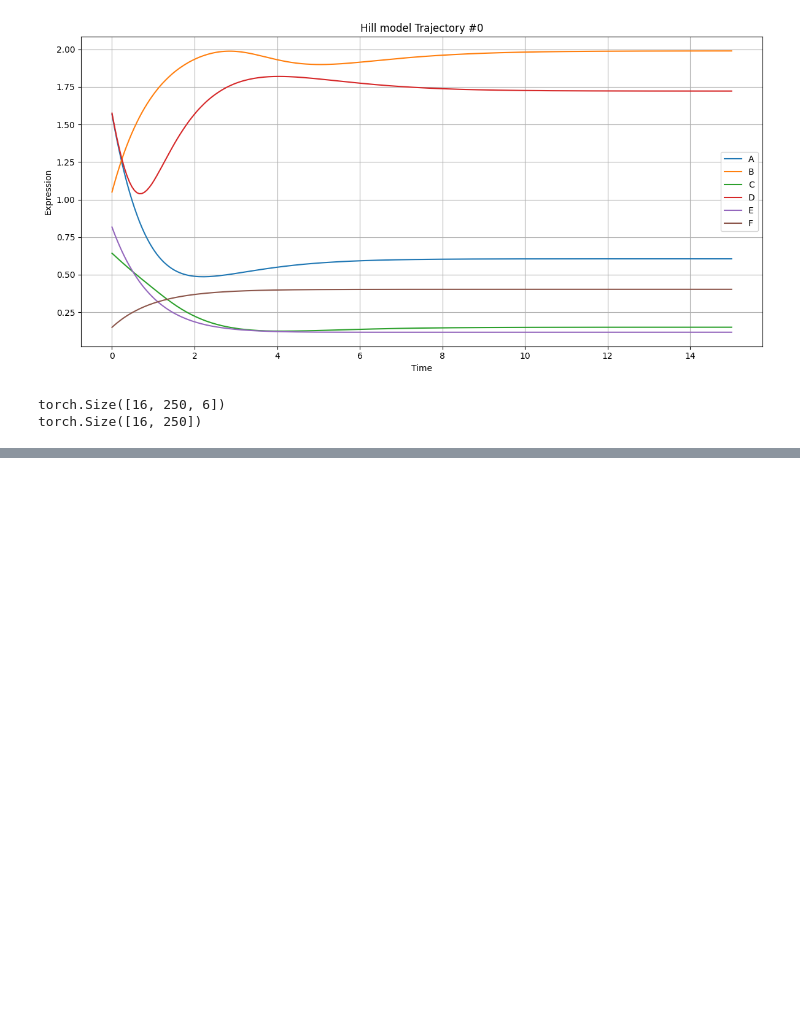
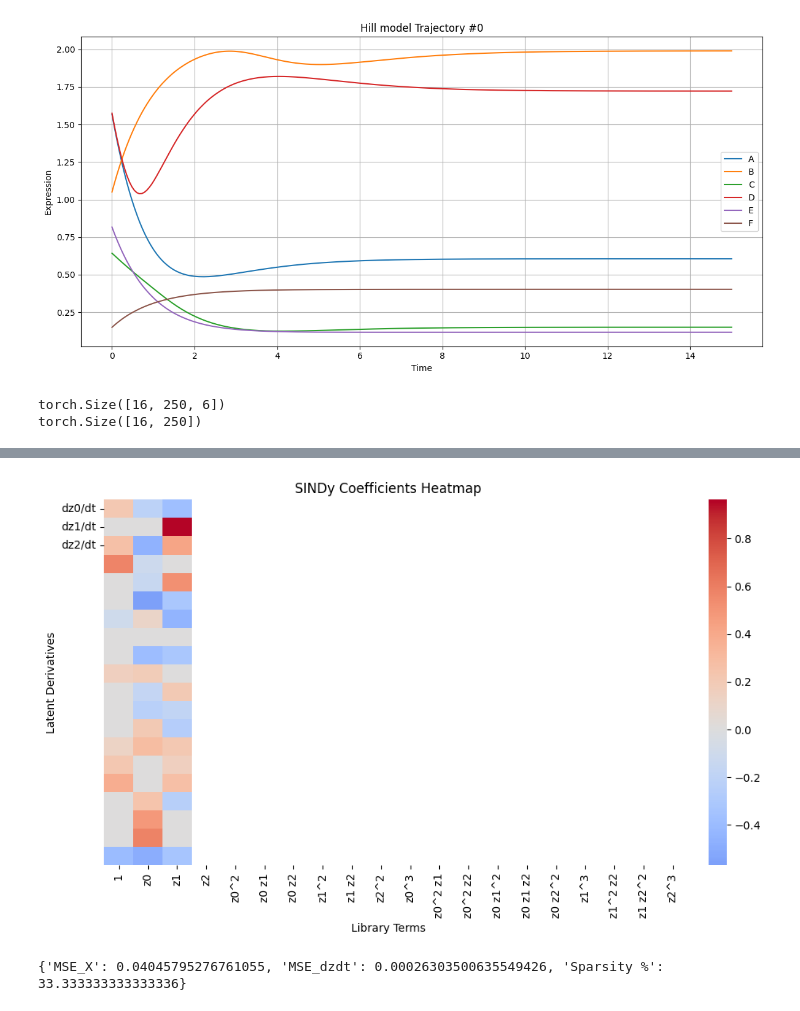
Before and after one commit to fmenol/sindy-shred, a Jupyter notebook: yeast_pipeline/real_data/test_notebook.ipynb, the cells around one changed output, grey strips where cells are left out. Drawn from its saved outputs; the diff is of its cells as text; code cells hidden in the pictures; blank space fills up the shorter version.

```diff
--- a/yeast_pipeline/real_data/test_notebook.ipynb
+++ b/yeast_pipeline/real_data/test_notebook.ipynb
@@ -781,0 +851,11 @@ IndexError: list index out of range
+# %%
+input_names = model.sindy.library.get_feature_names([f"z{i}" for i in range(model.encoder.linear.out_features)])
+output_names = [f"dz{i}/dt" for i in range(model.encoder.linear.out_features)]
+plot_sparsity_heatmap(model.sindy.coeffs, input_names, output_names)
+# %% [output]
+[figure, added]
+# %%
+metrics = compute_metrics(X_batch, x_hat, dzdt, dzdt_pred, model.sindy.coeffs)
+print(metrics)
+# %% [output]
+{'MSE_X': 0.04045795276761055, 'MSE_dzdt': 0.00026303500635549426, 'Sparsity %': 33.333333333333336}
```
Also changed, not shown: parts of 5 cells of this notebook.
